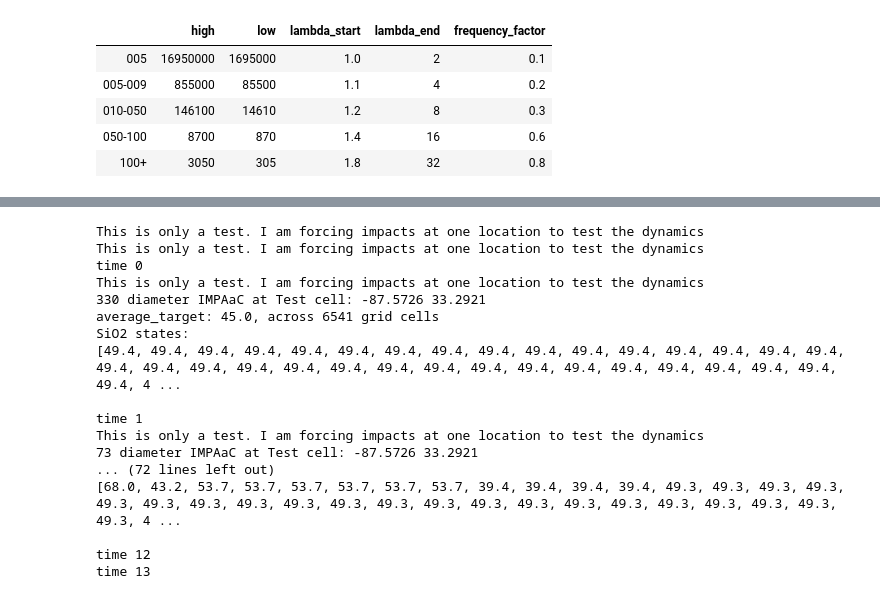
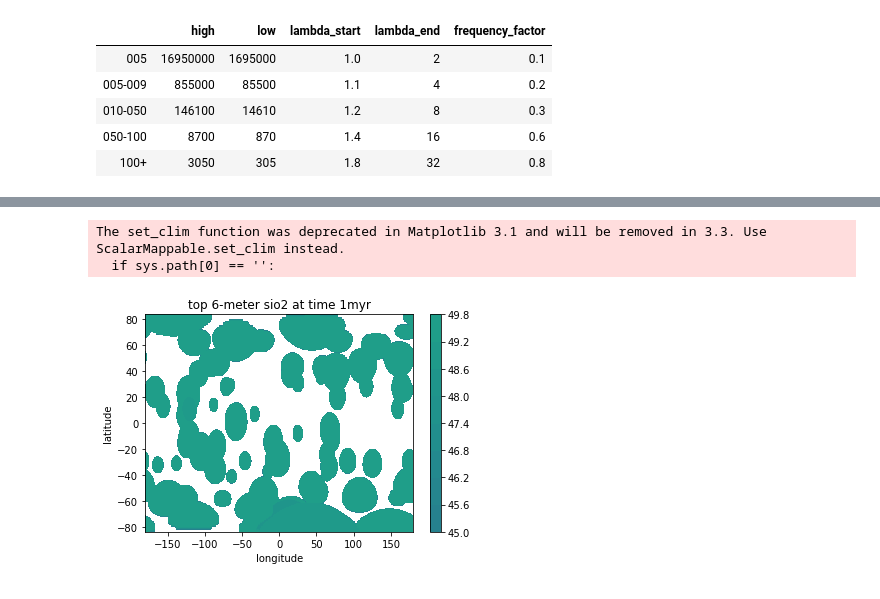
Before and after one commit to DualEarth/IMPaCS, a Jupyter notebook: impacts_prototype_with_test_case.ipynb, the cells around one changed output, grey strips where cells are left out. Saved outputs shown, nothing was run; the diff lists cells and outputs as text; code cells hidden in the pictures.

Commit message:
plotting and analysis from saved states

```diff
--- a/impacts_prototype_with_test_case.ipynb
+++ b/impacts_prototype_with_test_case.ipynb
@@ -296,7 +296,7 @@ class IMPAaCS:
                 grid_cell = str(round(ilon,4))+' '+str(round(ilat,4))
                 z[i, j] = np.mean(self.grid_cell_state[grid_cell][0:2])
         X, Y = np.meshgrid(self.egrid.londim, self.egrid.latdim)
-        plt.contourf(X, Y, np.transpose(z))
+        plt.contourf(X, Y, np.transpose(z), vmin=30, vmax=65)
         plt.colorbar()
         plt.title('top 2-meter sio2 at time {}myr.png'.format(int(self.sim_time/1000000)))
         plt.xlabel('longitude')
@@ -309,7 +309,7 @@ Impc = IMPAaCS(egrid, max_depth_of_impact_melt=330)
 # Loop through impacts, the df has them stored by time and diameter bn
 for it, t in enumerate(df.index.values):
     print('time', it)
-    for d in diam_labs[2:]:
+    for d in diam_labs[4:]:
         for i in range(int(df.loc[t,d])):
 
             # locate the the impacts on earth
@@ -322,7 +322,7 @@ for it, t in enumerate(df.index.values):
 
             #####      DO THE DYANMICS       #############################
             Impc.update(impact_loc, impactor_diameter, t)
-
+    break
     # make a map of the results at this time
     Impc.plot_map()
 # %% [output]
@@ -379,3 +363,25 @@ plt.colorbar()
+# %%
+# fig1, ax1 = plt.subplots(constrained_layout=True)
+# fig1.clim(30, 65)
+# cs = ax1.contourf(X, Y, np.transpose(z), vmin=30, vmax=65)
+# cs.set_clim(30, 65)
+# fig1.colorbar(cs)
+# cbar = fig1.colorbar(cs, boundaries=[30,65], cmap = cs)
+# cbar.ax.set_ylabel('percent SiO2')
+#cbar.set_clim(30,65)
+plt.contourf(X, Y, np.transpose(z), vmin=30, vmax=65)
+plt.clim(vmin=30, vmax=65)
+cb = plt.colorbar()
+cb.set_clim(vmin=30, vmax=65)
+plt.title('top 6-meter sio2 at time {}myr'.format(int(Impc.sim_time/1000000)))
+plt.xlabel('longitude')
+plt.ylabel('latitude')
+plt.show()
+plt.close()
+# %% [output]
+The set_clim function was deprecated in Matplotlib 3.1 and will be removed in 3.3. Use ScalarMappable.set_clim instead.
+  if sys.path[0] == '':
+[figure, added]
 # %%
 ### This is only a test. I am forcing impacts at one location to test the dynamics
 ### This is only a test. I am forcing impacts at one location to test the dynamics
@@ -423,24 +429,6 @@ for it, t in enumerate(df.index.values):
 
     if it > len(impact_test_diameters):  # Test scenario
         break  # Test scenario
-# %% [output]
-This is only a test. I am forcing impacts at one location to test the dynamics
-This is only a test. I am forcing impacts at one location to test the dynamics
-time 0
-This is only a test. I am forcing impacts at one location to test the dynamics
-330 diameter IMPAaC at Test cell: -87.5726 33.2921
-average_target: 45.0, across 6541 grid cells
-SiO2 states:
-[49.4, 49.4, 49.4, 49.4, 49.4, 49.4, 49.4, 49.4, 49.4, 49.4, 49.4, 49.4, 49.4, 49.4, 49.4, 49.4, 49.4, 49.4, 49.4, 49.4, 49.4, 49.4, 49.4, 49.4, 49.4, 49.4, 49.4, 49.4, 49.4, 49.4, 49.4, 49.4, 49.4, 4 ...
-
-time 1
-This is only a test. I am forcing impacts at one location to test the dynamics
-73 diameter IMPAaC at Test cell: -87.5726 33.2921
-... (72 lines left out)
-[68.0, 43.2, 53.7, 53.7, 53.7, 53.7, 53.7, 53.7, 39.4, 39.4, 39.4, 39.4, 49.3, 49.3, 49.3, 49.3, 49.3, 49.3, 49.3, 49.3, 49.3, 49.3, 49.3, 49.3, 49.3, 49.3, 49.3, 49.3, 49.3, 49.3, 49.3, 49.3, 49.3, 4 ...
-
-time 12
-time 13
 # %%
 plt.plot(I.test_time, I.average_test_target_list)
 plt.plot(I.test_time, I.top_layer_at_test_cell)
```
Also changed, not shown: parts of 6 cells of this notebook, 4 other files.
